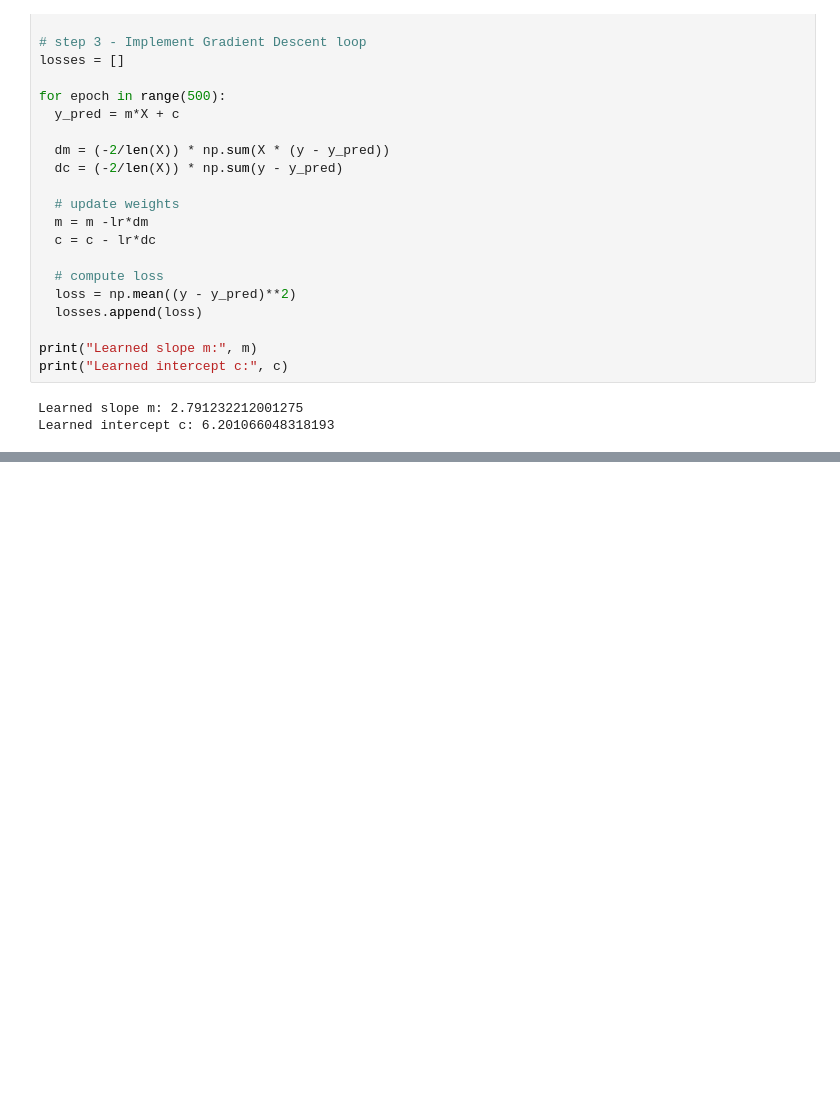
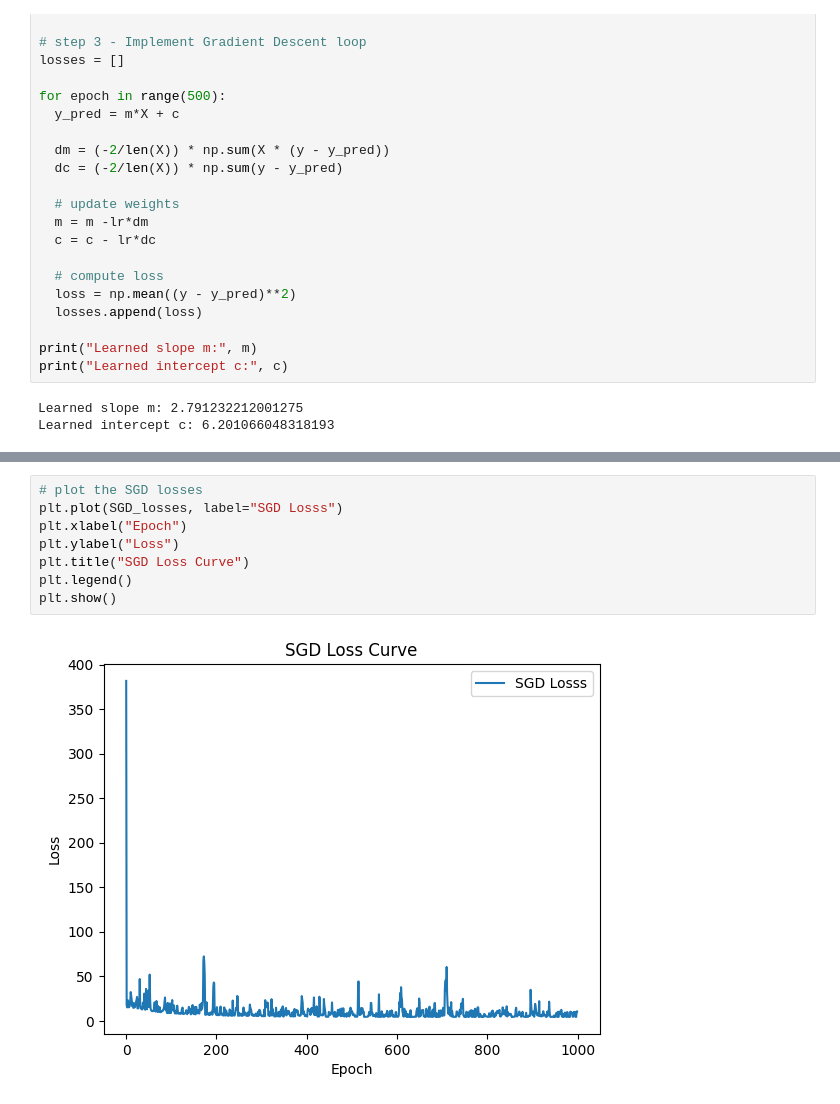
Before and after one commit to avikumart/DA-DS-Questions, a Jupyter notebook: ML_coding/Ml_coding_and_interviewn_practice.ipynb, the cells around one changed output, grey strips where cells are left out. Drawn from its saved outputs; the diff is of its cells as text; blank space fills up the shorter version.

```diff
--- a/ML_coding/Ml_coding_and_interviewn_practice.ipynb
+++ b/ML_coding/Ml_coding_and_interviewn_practice.ipynb
@@ -123,0 +175,10 @@ Learned intercept c: 6.201066048318193
+# %%
+# plot the SGD losses
+plt.plot(SGD_losses, label="SGD Losss")
+plt.xlabel("Epoch")
+plt.ylabel("Loss")
+plt.title("SGD Loss Curve")
+plt.legend()
+plt.show()
+# %% [output]
+[figure, added]
```
Also changed, not shown: parts of 10 cells of this notebook.
